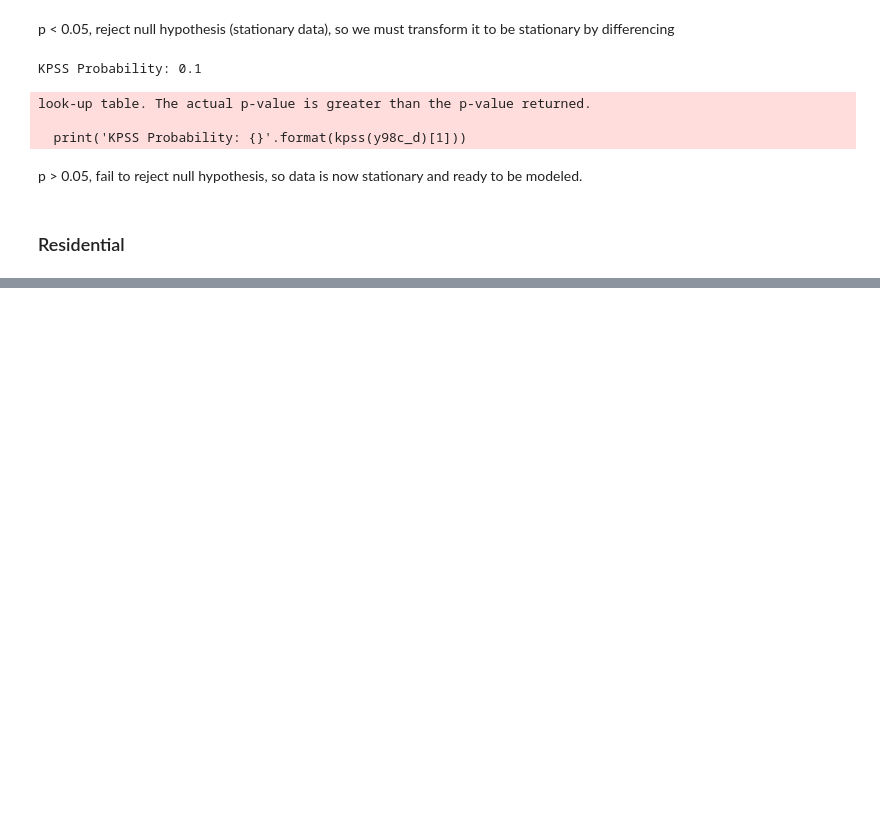
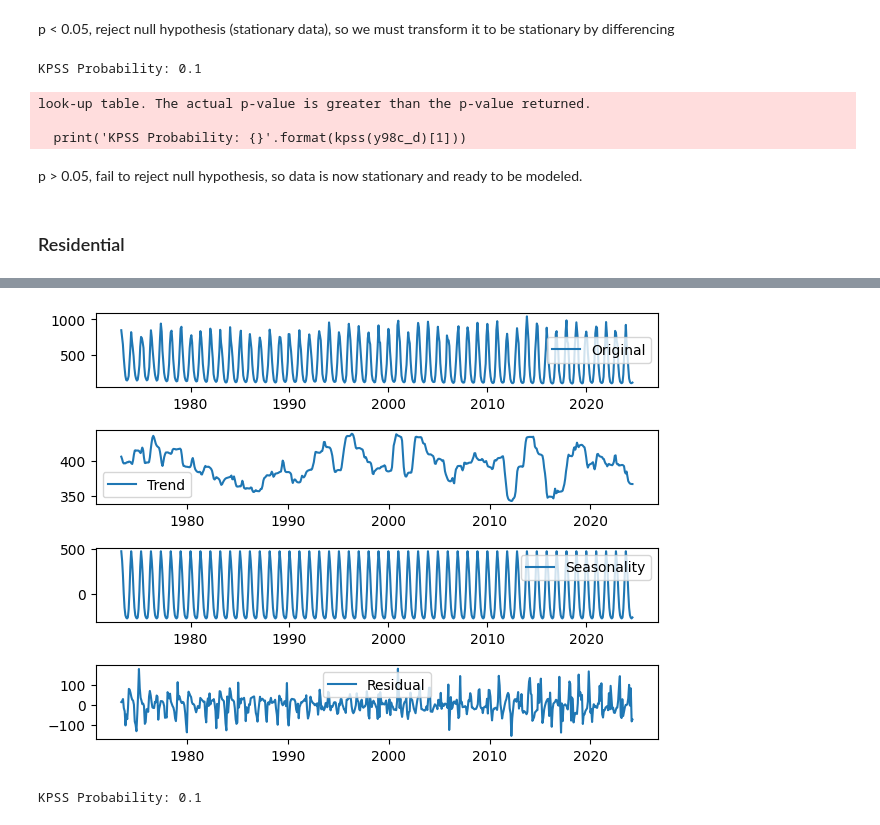
Before and after one commit to bktakacs/springboard_dsc_capstone3, a Jupyter notebook: dw-eda.ipynb, the cells around one changed output, grey strips where cells are left out. Drawn from its saved outputs; the diff is of its cells as text; code cells hidden in the pictures; blank space fills up the shorter version.

```diff
--- a/dw-eda.ipynb
+++ b/dw-eda.ipynb
@@ -267,0 +299,6 @@ y98r = df98['Average Price of Electricity to Ultimate Customers, Residential']
+# %%
+decomposition(y43r)
+print('KPSS Probability: {}'.format(kpss(y43r)[1]))
+# %% [output]
+[figure, added]
+KPSS Probability: 0.1
```
Also changed, not shown: parts of 22 cells of this notebook.
